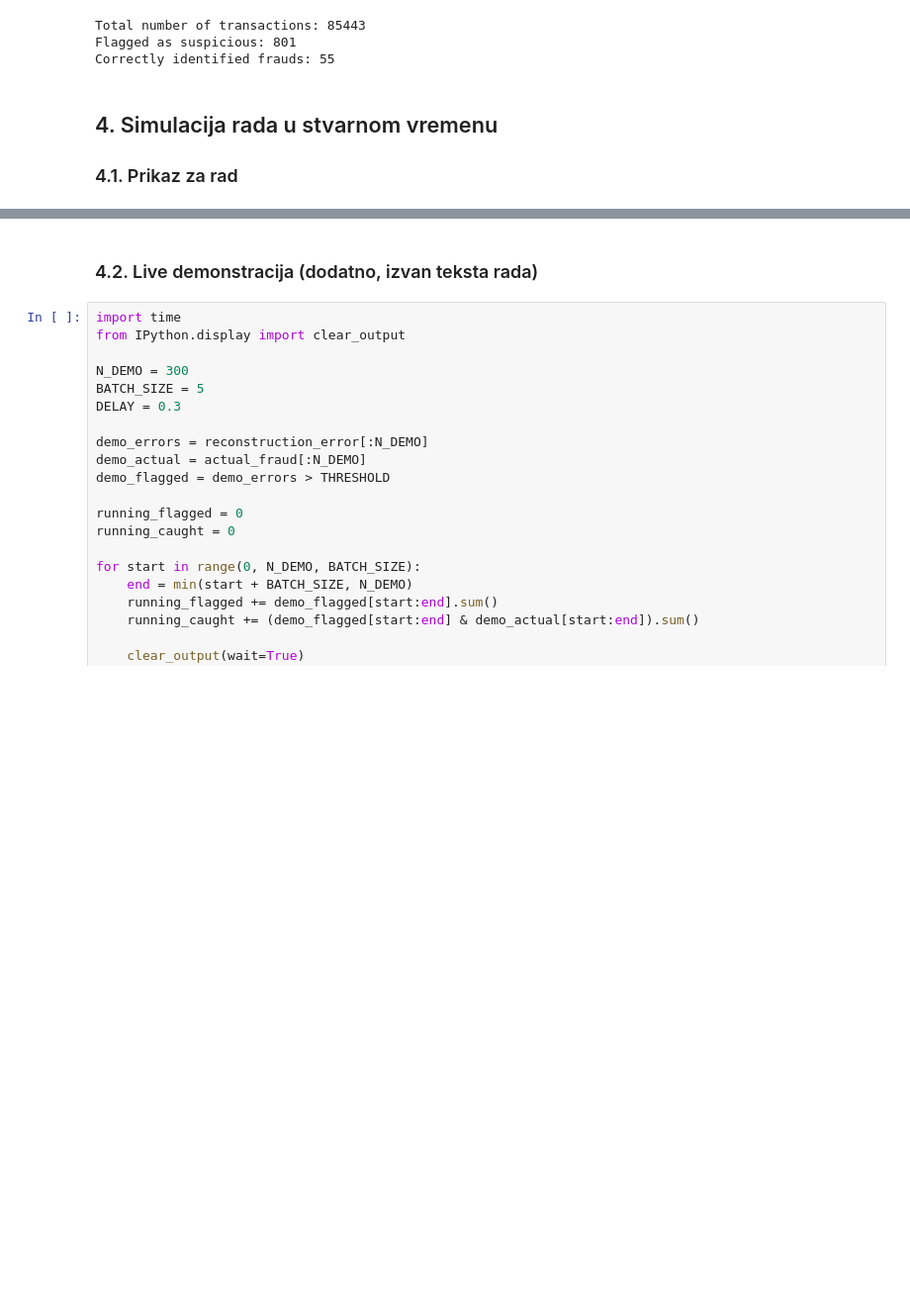
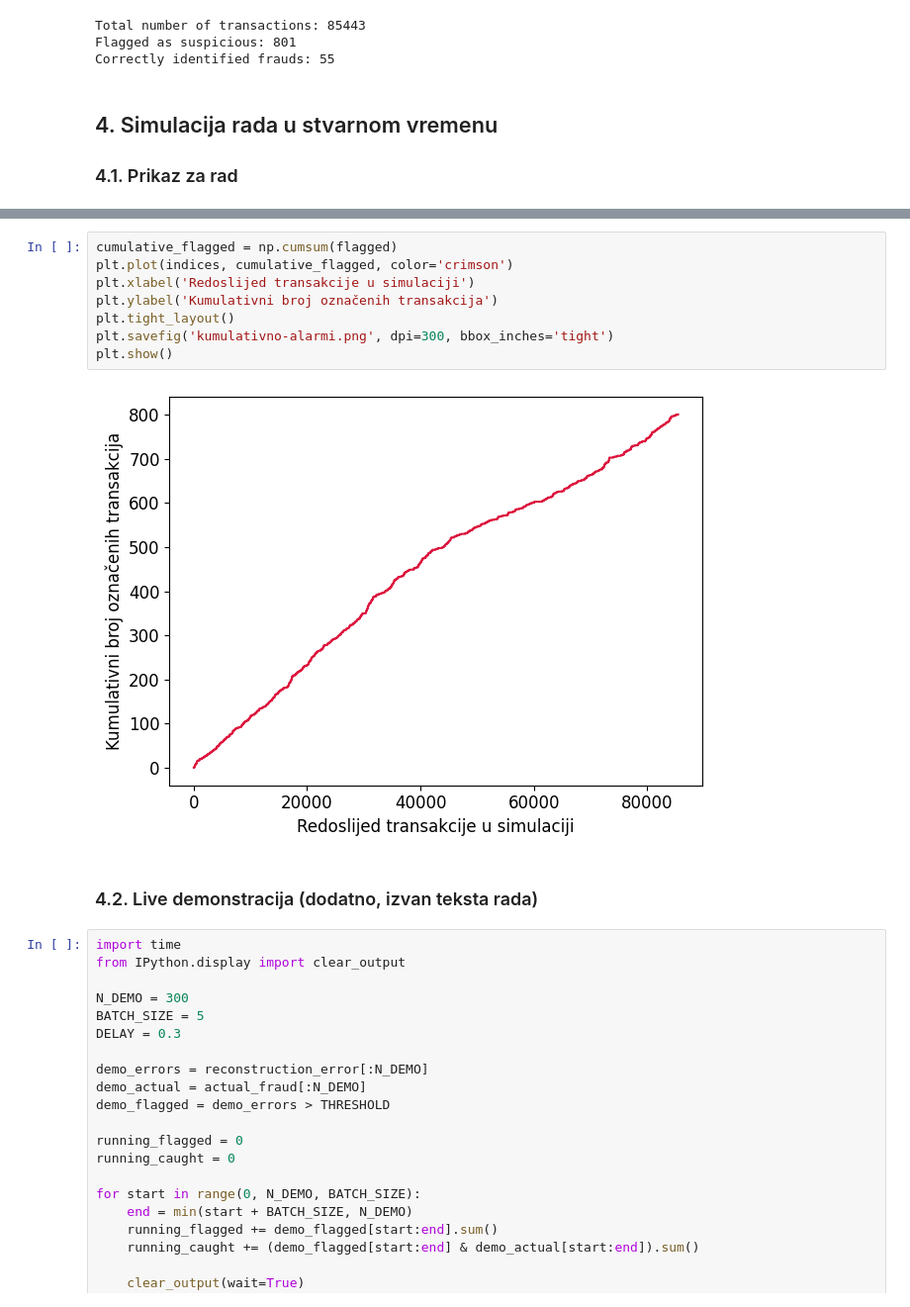
Before and after one commit to klarastankovic/anomaly-detection, a Jupyter notebook: prototip.ipynb, the cells around one changed output, grey strips where cells are left out. Shown at 99% size. Cells and saved outputs as stored; diff of their text form; blank space fills up the shorter version.

```diff
--- a/prototip.ipynb
+++ b/prototip.ipynb
@@ -150,3 +150,13 @@ plt.show()
+# %%
+cumulative_flagged = np.cumsum(flagged)
+plt.plot(indices, cumulative_flagged, color='crimson')
+plt.xlabel('Redoslijed transakcije u simulaciji')
+plt.ylabel('Kumulativni broj označenih transakcija')
+plt.tight_layout()
+plt.savefig('kumulativno-alarmi.png', dpi=300, bbox_inches='tight')
+plt.show()
+# %% [output]
+[figure, added]
 # %% [markdown]
 ### 4.2. Live demonstracija (dodatno, izvan teksta rada)
 # %%
```
Also changed, not shown: parts of 4 cells of this notebook, 4 other files.
